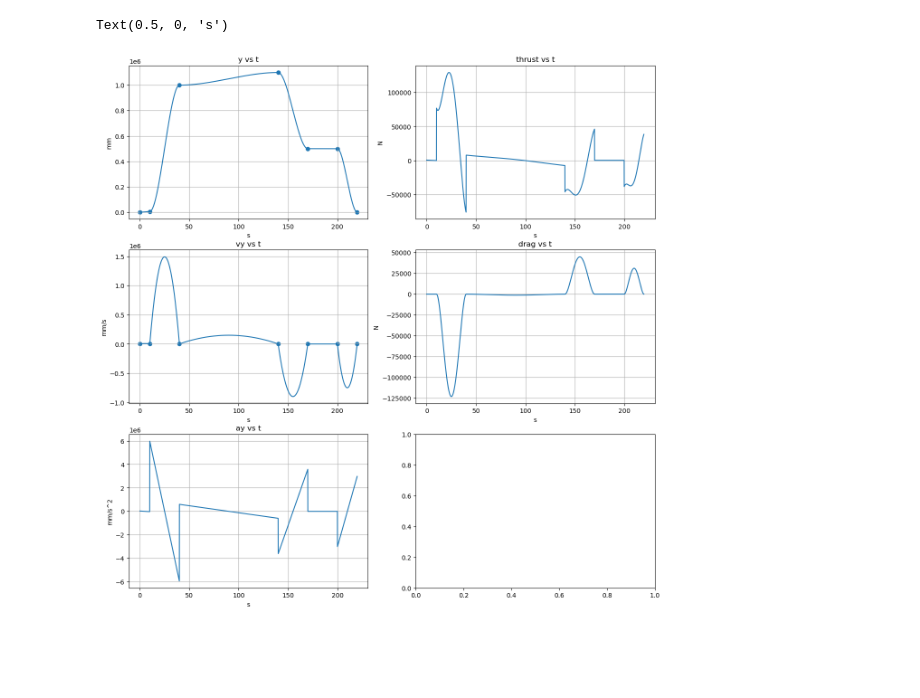
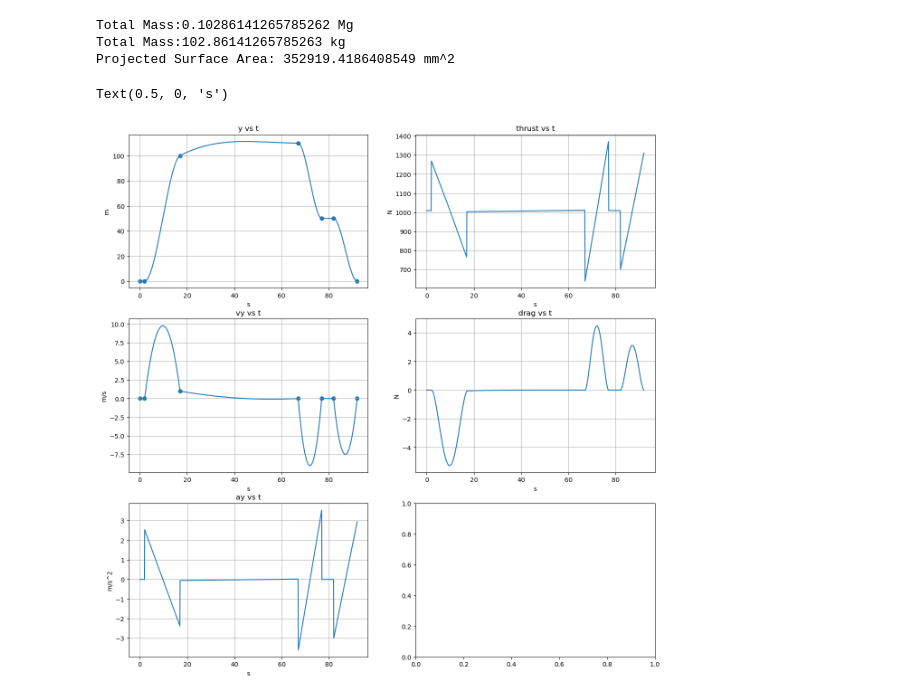
Before and after one commit to NathanielHargan/UAV_Optimization, a Jupyter notebook: PlotForces.ipynb, the cells around one changed output. Saved outputs shown, nothing was run; the diff lists cells and outputs as text; code cells hidden in the pictures; blank space fills up the shorter version.

```diff
--- a/PlotForces.ipynb
+++ b/PlotForces.ipynb
@@ -10,7 +10,7 @@ from Scripts.drone_mass import DroneMass
 
 drag_coeff = 0.256
 
-m1 = MissionProfile("m1", 1, 1, 0)
+m1 = MissionProfile("m1", 0, 0, 1)
 
 battery_1 = Battery(4.292e-3, np.array([0, 86.75, -50]), np.array([260.5, 123.5, 63.5]))
 battery_2 = Battery(4.292e-3, np.array([0, -86.75, -50]), np.array([260.5, 123.5, 63.5]))
@@ -19,19 +19,23 @@ strut_beam = BeamType("annulus", [14, 12], "Aluminum7075-T6", "strut_beam")
 d1_geo = DroneGeometry("drone_test", 1000, 660, 8, arm_beam, strut_beam, [battery_1, battery_2])
 d1_mass = DroneMass(d1_geo)
 
-total_mass = d1_mass.total_mass
+
+total_mass = d1_mass.total_mass + 90 * 10 ** -3
 surface_area = d1_geo.projected_surface_area
+print("Total Mass:" + str(total_mass) + " Mg")
+print("Total Mass:" + str(total_mass*1000) + " kg")
+print("Projected Surface Area: " + str(surface_area) + " mm^2")
 
-m1.add_segment("takeoff",10,50000,5000,5000,1000)
-m1.add_segment("climb",30,550000,1000000,30000,1000)
-m1.add_segment("cruise",100,1000000,1100000,30000,1000)
-m1.add_segment("descent",30,1100000,500000,0,0)
-m1.add_segment("loiter",30,1100000,500000,0,0)
-m1.add_segment("land",20,1200000,0,0,0)
+m1.add_segment("takeoff",2,0,2,0,1)
+m1.add_segment("climb",15,550000,100000,300,1000)
+m1.add_segment("cruise",50,2000000,110000,300,0)
+m1.add_segment("descent",10,2200000,50000,0,0)
+m1.add_segment("loiter",5,2200000,50000,0,0)
+m1.add_segment("land",10,1200000,0,0,0)
 
 d1_forces = DroneForces(total_mass, surface_area, drag_coeff, m1)
 
-list_t = np.arange(0, 220, 0.1)
+list_t = np.arange(0, m1.t_values[-1], 0.1)
 
 y = np.zeros(len(list_t))
 v_y = np.zeros(len(list_t))
@@ -48,45 +52,51 @@ for i, t in enumerate(list_t):
     thrust_y[i] = t_y
     drag_y[i] = d_y
 
-
 fig, axs = plt.subplots(3, 2)
 
 fig.set_figheight(15)
 fig.set_figwidth(15)
 
+
 axs[0,0].set_title("y vs t")
-axs[0,0].plot(list_t, y)
-axs[0,0].scatter(m1.t_values,m1.y_coords)
+axs[0,0].plot(list_t, y/1000)
+axs[0,0].scatter(m1.t_values,m1.y_coords/1000)
 axs[0,0].grid()
-axs[0,0].set_ylabel("mm")
+axs[0,0].set_ylabel("m")
 axs[0,0].set_xlabel("s")
 
 
 axs[1,0].set_title("vy vs t")
-axs[1,0].plot(list_t, v_y)
-axs[1,0].scatter(m1.t_values,m1.vel_y_values)
+axs[1,0].plot(list_t, v_y/1000)
+axs[1,0].scatter(m1.t_values,m1.vel_y_values/1000)
 axs[1,0].grid()
-axs[1,0].set_ylabel("mm/s")
+axs[1,0].set_ylabel("m/s")
 axs[1,0].set_xlabel("s")
 
 
 axs[2,0].set_title("ay vs t")
-axs[2,0].plot(list_t,a_y)
+axs[2,0].plot(list_t,a_y/1000)
 axs[2,0].grid()
-axs[2,0].set_ylabel("mm/s^2")
+axs[2,0].set_ylabel("m/s^2")
 axs[2,0].set_xlabel("s")
 
 axs[0,1].set_title("thrust vs t")
 axs[0,1].plot(list_t, thrust_y)
 axs[0,1].grid()
 axs[0,1].set_ylabel("N")
 axs[0,1].set_xlabel("s")
 
 axs[1,1].set_title("drag vs t")
 axs[1,1].plot(list_t, drag_y)
 axs[1,1].grid()
 axs[1,1].set_ylabel("N")
 axs[1,1].set_xlabel("s")
+
+
+#draw.io
 # %% [output]
-Text(0.5, 0, 's')
+Total Mass:0.10286141265785262 Mg
+Total Mass:102.86141265785263 kg
+Projected Surface Area: 352919.4186408549 mm^2
+Text(0.5, 0, 's')
-[figure, old version]
+[figure, new version]
```
Also changed, not shown: 11 other files.
